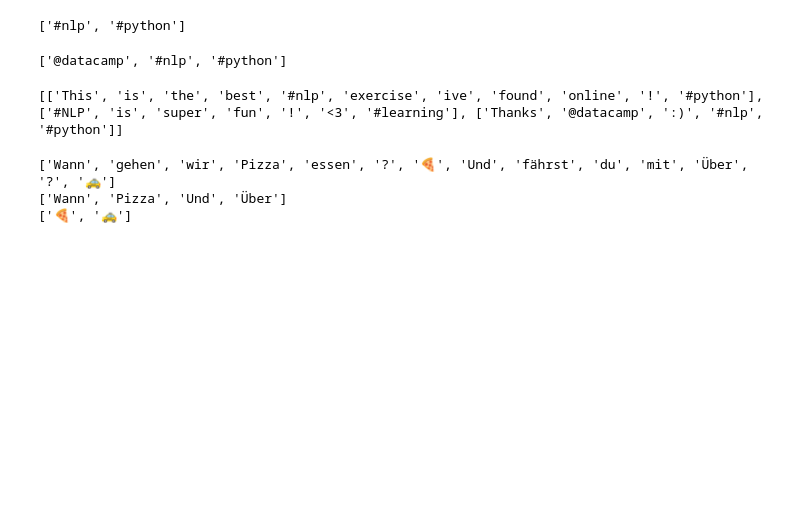
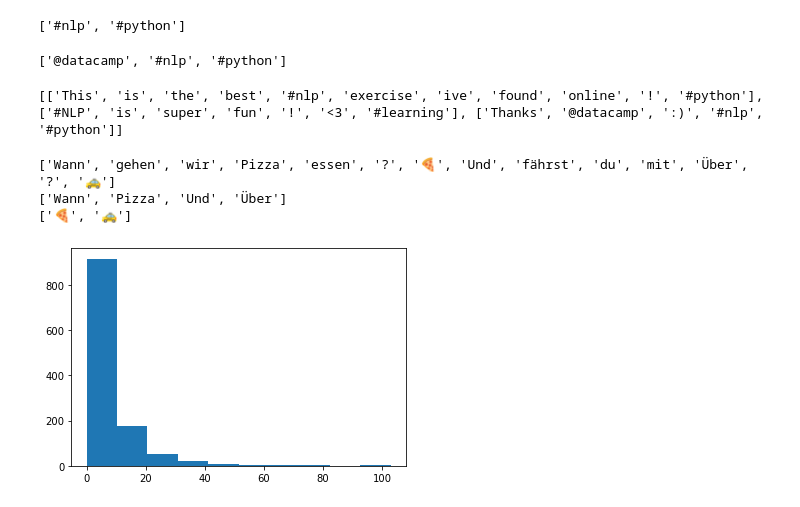
Before and after one commit to BabakBar/NLP-Base, a Jupyter notebook: Code.ipynb, the cells around one changed output. Drawn from its saved outputs; the diff is of its cells as text; code cells hidden in the pictures; blank space fills up the shorter version.

```diff
--- a/Code.ipynb
+++ b/Code.ipynb
@@ -168,10 +168,21 @@ holy_grail = "SCENE 1: [wind] [clop clop clop] \nKING ARTHUR: Whoa there!  [clop
 
 # Split the script into lines: lines
-lines = re.split('\n', holy_grail)
+lines = holy_grail.split('\n')
 
 # Replace all script lines for speaker
 pattern = "[A-Z]{2,}(\s)?(#\d)?([A-Z]{2,})?:"
 lines = [re.sub(pattern, '', l) for l in lines]
 
 # Tokenize each line: tokenized_lines. keeping only words
-tokenized_lines = [regexp_tokenize() for s in lines]
+tokenized_lines = [regexp_tokenize(s, "\w+") for s in lines]
+
+# Make a frequency list of lengths: line_num_words
+line_num_words = [len(t_line) for t_line in tokenized_lines]
+
+# Plot a histogram of the line lengths
+plt.hist(line_num_words)
+
+# Show the plot
+plt.show()
+# %% [output]
+[figure, added]
```
